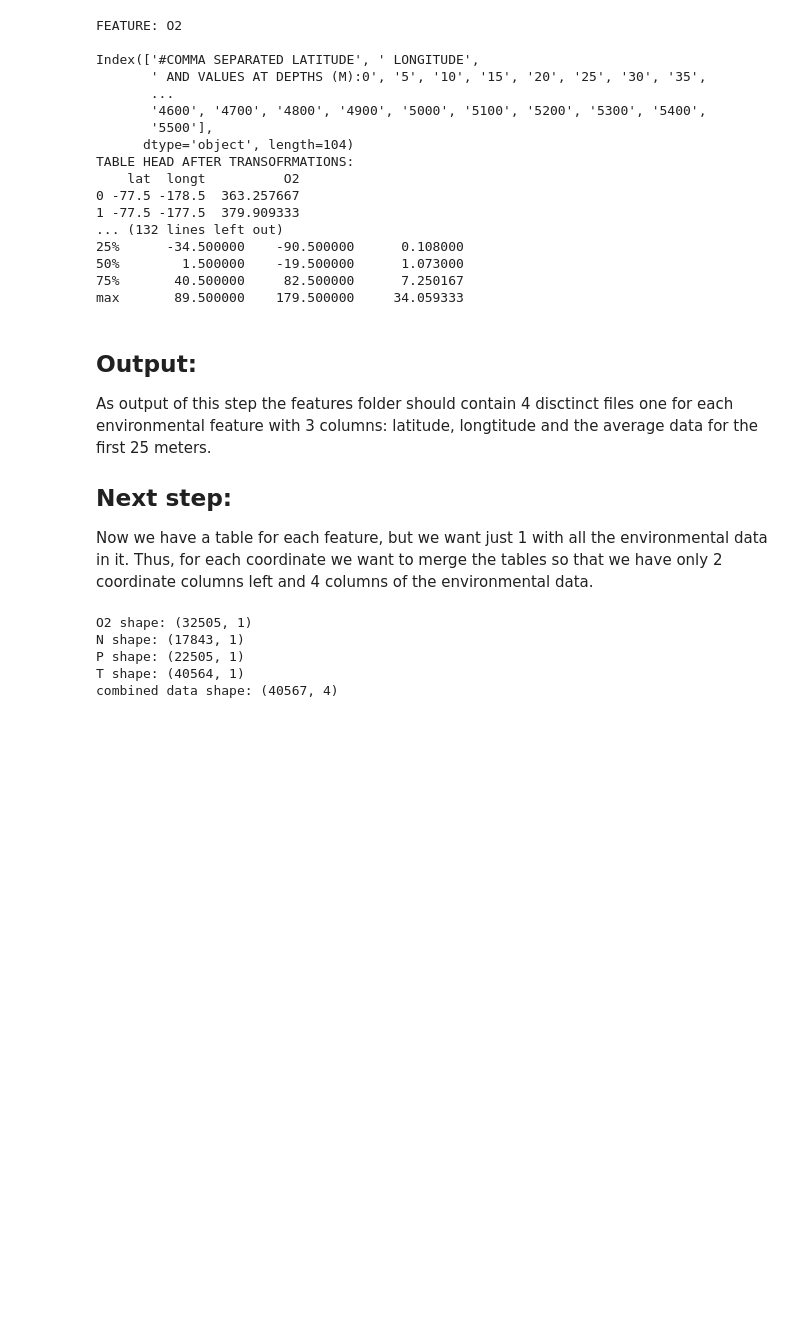
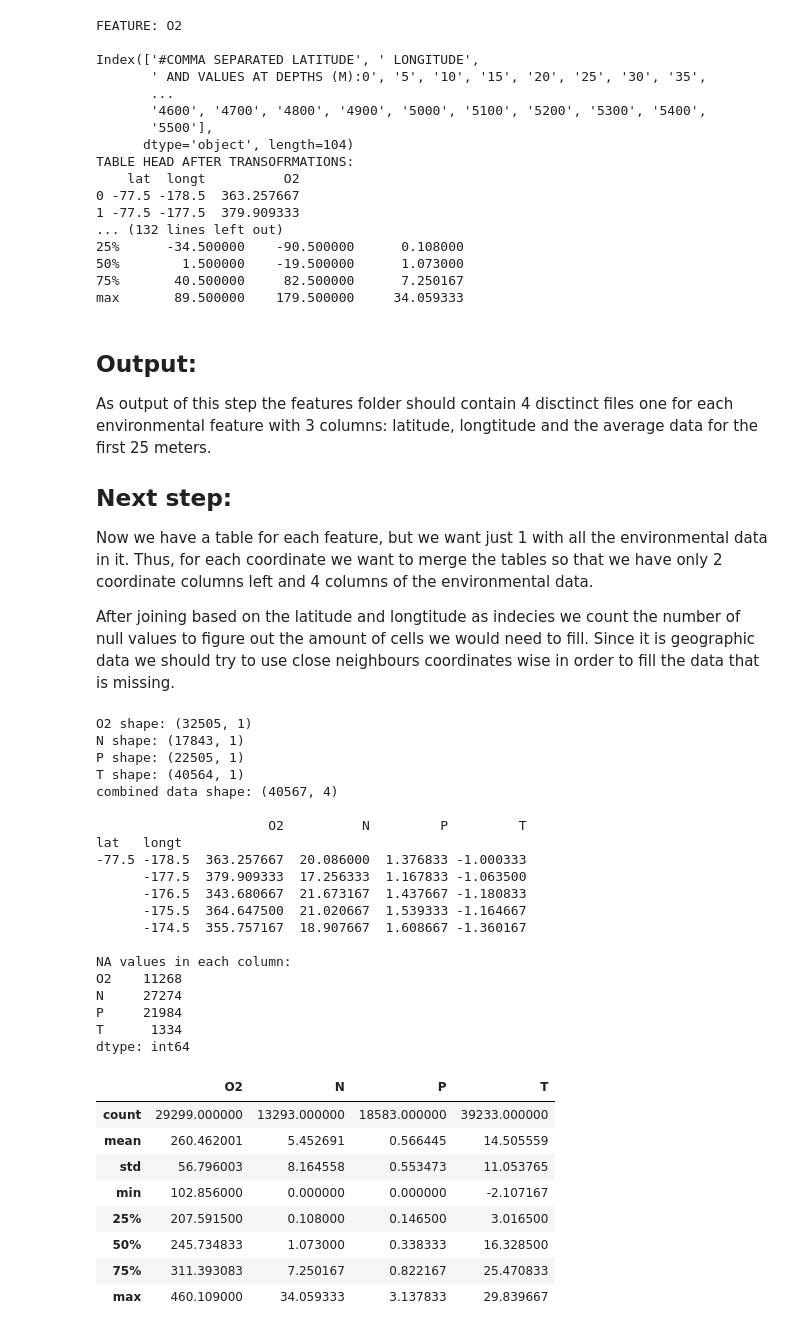
Before and after one commit to systemsecologygroup/N2-fixers-in-the-ocean, a Jupyter notebook: obs_env.ipynb, the cells around one changed output. Cells and saved outputs as stored; diff of their text form; code cells hidden in the pictures; blank space fills up the shorter version.

Commit message:
some data anlysis added after joining

```diff
--- a/obs_env.ipynb
+++ b/obs_env.ipynb
@@ -134,27 +134,59 @@ As output of this step the features folder should contain 4 disctinct files one
 
 ## Next step:
 Now we have a table for each feature, but we want just 1 with all the environmental data in it. Thus, for each coordinate we want to merge the tables so that we have only 2 coordinate columns left and 4 columns of the environmental data.
+
+After joining based on the latitude and longtitude as indecies we count the number of null values to figure out the amount of cells we would need to fill. Since it is geographic data we should try to use close neighbours coordinates wise in order to fill the data that is missing.
 # %%
 #we want to load back all the dataframes and join them all into a new dataframes
 feature_names=["O2","N","P","T"]
 feat_dfs=dict()
 
 #we load the data
 for feat in feature_names:
     feat_dfs[feat] = pd.read_csv('./csv/features/{0}.csv'.format(feat))
     feat_dfs[feat].set_index(["lat", "longt"],inplace=True)
     print("{0} shape: {1}".format(feat, feat_dfs[feat].shape))
 
 #here the data is concatenated together, whcih creates a lot of nul values as this is not an inner join
 env_data = pd.concat(feat_dfs.values(), axis=1)
-print("combined data shape: {}".format(env_data.shape))
+print("combined data shape: {}\n".format(env_data.shape))
 
 #here we display and save the combined data
-env_data.head()
+print(env_data.head())
+print()
 env_data.to_csv("./csv/features/env_data.csv")
+
+#null values are counted here
+print("NA values in each column:")
+print(env_data.isna().sum())
+env_data.describe()
 # %% [output]
 O2 shape: (32505, 1)
 N shape: (17843, 1)
 P shape: (22505, 1)
 T shape: (40564, 1)
 combined data shape: (40567, 4)
+
+                      O2          N         P         T
+lat   longt
+-77.5 -178.5  363.257667  20.086000  1.376833 -1.000333
+      -177.5  379.909333  17.256333  1.167833 -1.063500
+      -176.5  343.680667  21.673167  1.437667 -1.180833
+      -175.5  364.647500  21.020667  1.539333 -1.164667
+      -174.5  355.757167  18.907667  1.608667 -1.360167
+
+NA values in each column:
+O2    11268
+N     27274
+P     21984
+T      1334
+dtype: int64
+|  | O2 | N | P | T |
+| count | 29299.000000 | 13293.000000 | 18583.000000 | 39233.000000 |
+| mean | 260.462001 | 5.452691 | 0.566445 | 14.505559 |
+| std | 56.796003 | 8.164558 | 0.553473 | 11.053765 |
+| min | 102.856000 | 0.000000 | 0.000000 | -2.107167 |
+| 25% | 207.591500 | 0.108000 | 0.146500 | 3.016500 |
+| 50% | 245.734833 | 1.073000 | 0.338333 | 16.328500 |
+| 75% | 311.393083 | 7.250167 | 0.822167 | 25.470833 |
+| max | 460.109000 | 34.059333 | 3.137833 | 29.839667 |
```
Also changed, not shown: parts of 2 cells of this notebook.
